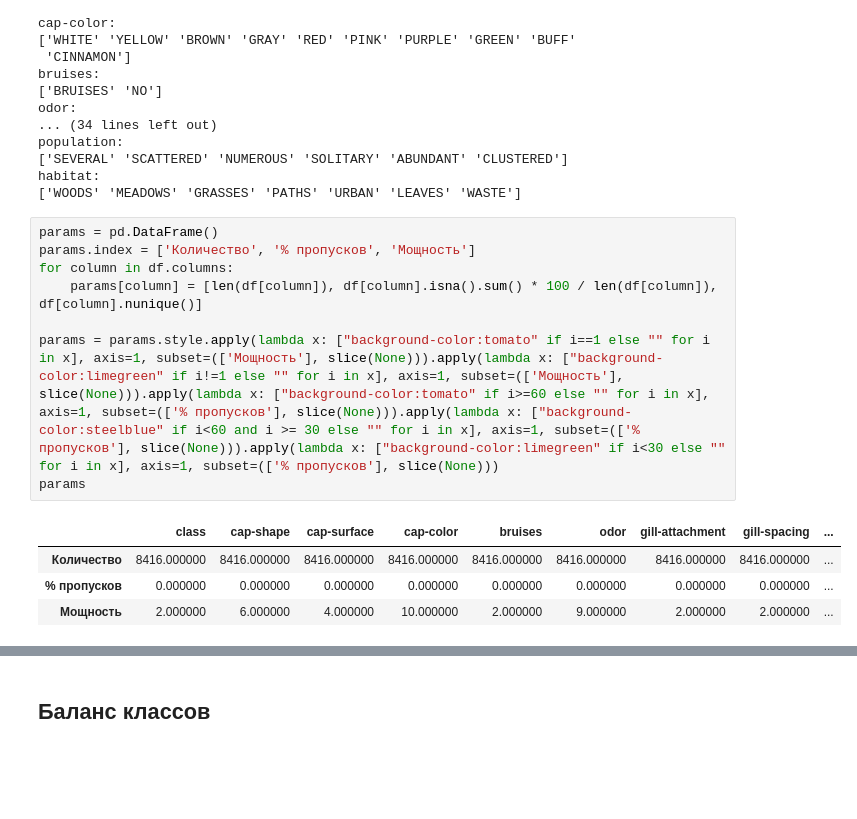
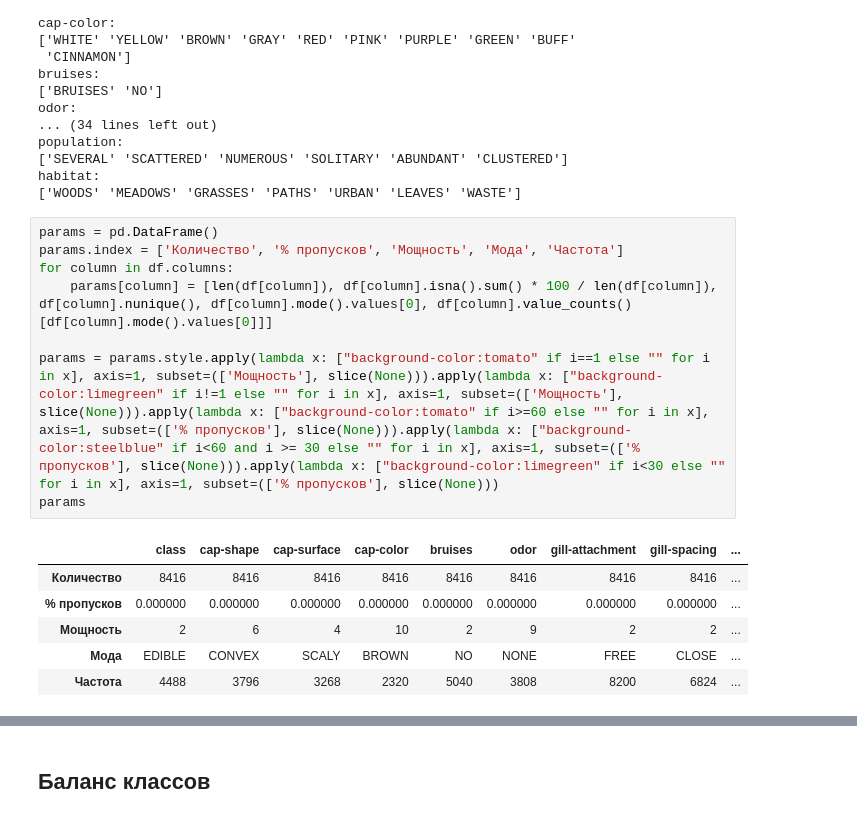
Before and after one commit to Grischenkov/NeuralNetworks, a Jupyter notebook: Lab2/solution.ipynb, the cells around one changed output, grey strips where cells are left out. Saved outputs shown, nothing was run; the diff lists cells and outputs as text; blank space fills up the shorter version.

```diff
--- a/Lab2/solution.ipynb
+++ b/Lab2/solution.ipynb
@@ -83,14 +87,16 @@ habitat:
 ['WOODS' 'MEADOWS' 'GRASSES' 'PATHS' 'URBAN' 'LEAVES' 'WASTE']
 # %%
 params = pd.DataFrame()
-params.index = ['Количество', '% пропусков', 'Мощность']
+params.index = ['Количество', '% пропусков', 'Мощность', 'Мода', 'Частота']
 for column in df.columns:
-    params[column] = [len(df[column]), df[column].isna().sum() * 100 / len(df[column]), df[column].nunique()]
+    params[column] = [len(df[column]), df[column].isna().sum() * 100 / len(df[column]), df[column].nunique(), df[column].mode().values[0], df[column].value_counts()[df[column].mode().values[0]]]
 
 params = params.style.apply(lambda x: ["background-color:tomato" if i==1 else "" for i in x], axis=1, subset=(['Мощность'], slice(None))).apply(lambda x: ["background-color:limegreen" if i!=1 else "" for i in x], axis=1, subset=(['Мощность'], slice(None))).apply(lambda x: ["background-color:tomato" if i>=60 else "" for i in x], axis=1, subset=(['% пропусков'], slice(None))).apply(lambda x: ["background-color:steelblue" if i<60 and i >= 30 else "" for i in x], axis=1, subset=(['% пропусков'], slice(None))).apply(lambda x: ["background-color:limegreen" if i<30 else "" for i in x], axis=1, subset=(['% пропусков'], slice(None)))
 params
 # %% [output]
 |  | class | cap-shape | cap-surface | cap-color | bruises | odor | gill-attachment | gill-spacing | ... |
-| Количество | 8416.000000 | 8416.000000 | 8416.000000 | 8416.000000 | 8416.000000 | 8416.000000 | 8416.000000 | 8416.000000 | ... |
+| Количество | 8416 | 8416 | 8416 | 8416 | 8416 | 8416 | 8416 | 8416 | ... |
 | % пропусков | 0.000000 | 0.000000 | 0.000000 | 0.000000 | 0.000000 | 0.000000 | 0.000000 | 0.000000 | ... |
-| Мощность | 2.000000 | 6.000000 | 4.000000 | 10.000000 | 2.000000 | 9.000000 | 2.000000 | 2.000000 | ... |
+| Мощность | 2 | 6 | 4 | 10 | 2 | 9 | 2 | 2 | ... |
+| Мода | EDIBLE | CONVEX | SCALY | BROWN | NO | NONE | FREE | CLOSE | ... |
+| Частота | 4488 | 3796 | 3268 | 2320 | 5040 | 3808 | 8200 | 6824 | ... |
```
Also changed, not shown: parts of 28 cells of this notebook.
